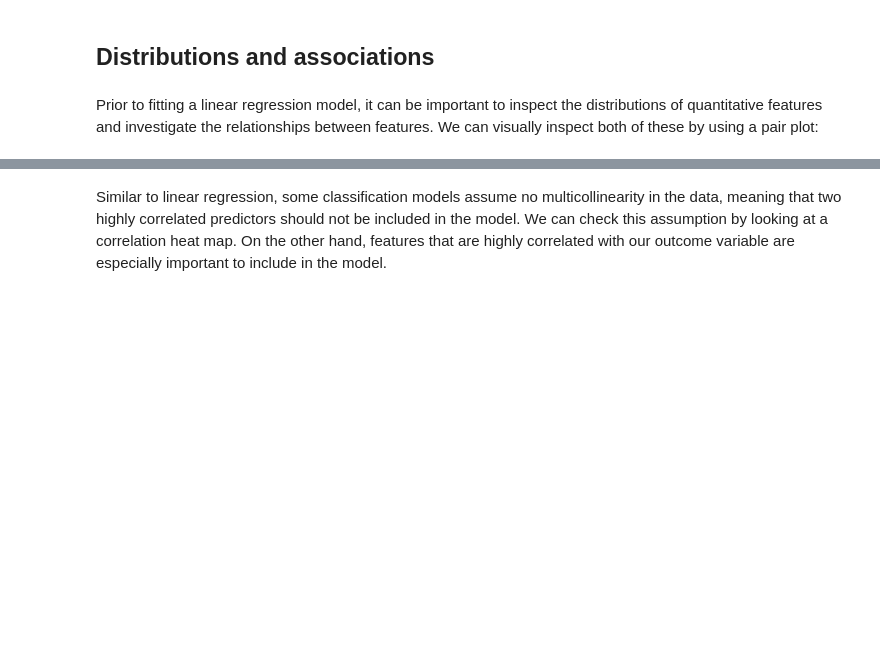
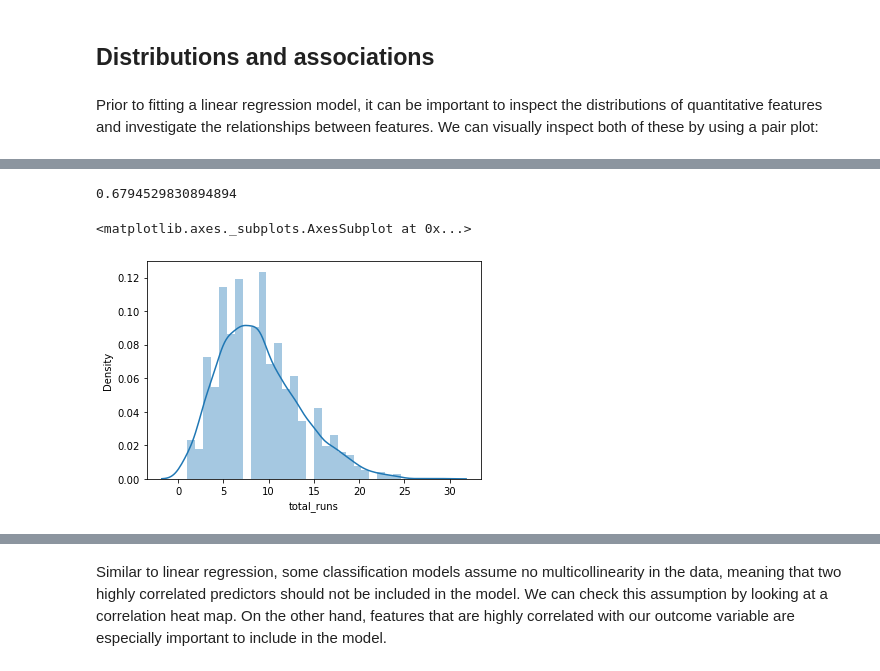
Before and after one commit to kristinkspanos/eda_methods, a Jupyter notebook: eda_methods.ipynb, the cells around one changed output, grey strips where cells are left out. Drawn from its saved outputs; the diff is of its cells as text; code cells hidden in the pictures; blank space fills up the shorter version.

```diff
--- a/eda_methods.ipynb
+++ b/eda_methods.ipynb
@@ -263,0 +426,13 @@ We can explore the relationships between pairs of features by looking at the sca
+# %%
+# investigate skew of data
+bb['total_runs'].skew()
+
+# this data is not highly skewed, but we will apply a log transformation as an example
+# %% [output]
+0.6794529830894894
+# %%
+# visualize skew
+sns.distplot(bb['total_runs'])
+# %% [output]
+<matplotlib.axes._subplots.AxesSubplot at 0x...>
+[figure, added]
```
Also changed, not shown: parts of 40 cells of this notebook.
